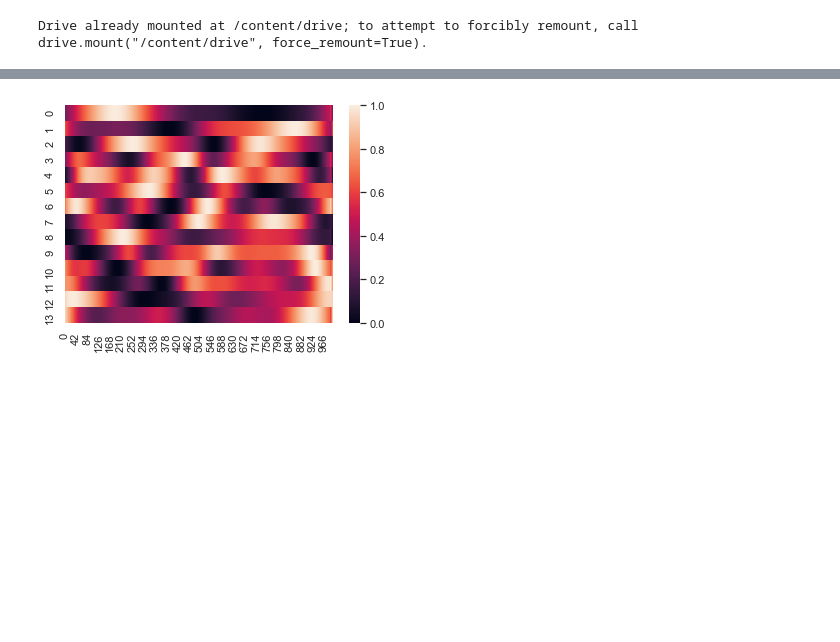
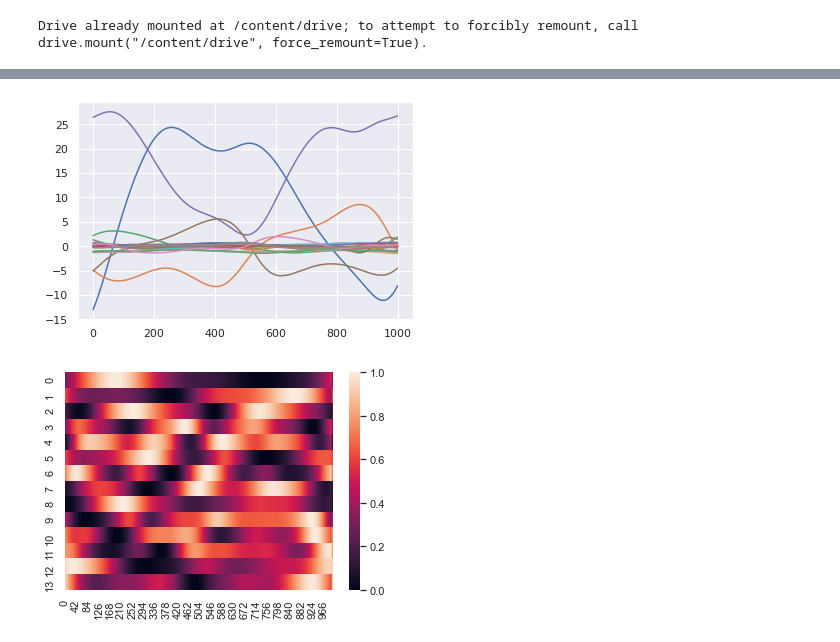
Before and after one commit to inseungkang/HipExo_OfflineModeClassification, a Jupyter notebook: Signal Analysis/Transitional_Mode_Signal_Analysis.ipynb, the cells around one changed output, grey strips where cells are left out. Drawn from its saved outputs; the diff is of its cells as text; code cells hidden in the pictures; blank space fills up the shorter version.

```diff
--- a/Signal Analysis/Transitional_Mode_Signal_Analysis.ipynb
+++ b/Signal Analysis/Transitional_Mode_Signal_Analysis.ipynb
@@ -134,6 +160,12 @@ RA_mean1, RA_std1, RA_mean2, RA_std2 = mode_signal_generation(["R"], ["RA2", "RA
 RD_mean1, RD_std1, RD_mean2, RD_std2 = mode_signal_generation(["R"], ["RD2", "RD3", "RD4", "RD5"])
 SA_mean1, SA_std1, SA_mean2, SA_std2 = mode_signal_generation(["R"], ["SA1", "SA2", "SA3", "SA4"])
 SD_mean1, SD_std1, SD_mean2, SD_std2 = mode_signal_generation(["R"], ["SD1", "SD2", "SD3", "SD4"])
+# %%
+plt.plot(np.transpose(RD_mean1))
+plt.plot(np.transpose(mode_mean))
+plt.show()
+# %% [output]
+[figure, added]
 # %%
 ax = sns.heatmap(np.transpose(data_t1))
 # %% [output]
```
Also changed, not shown: parts of 1 cell of this notebook.
